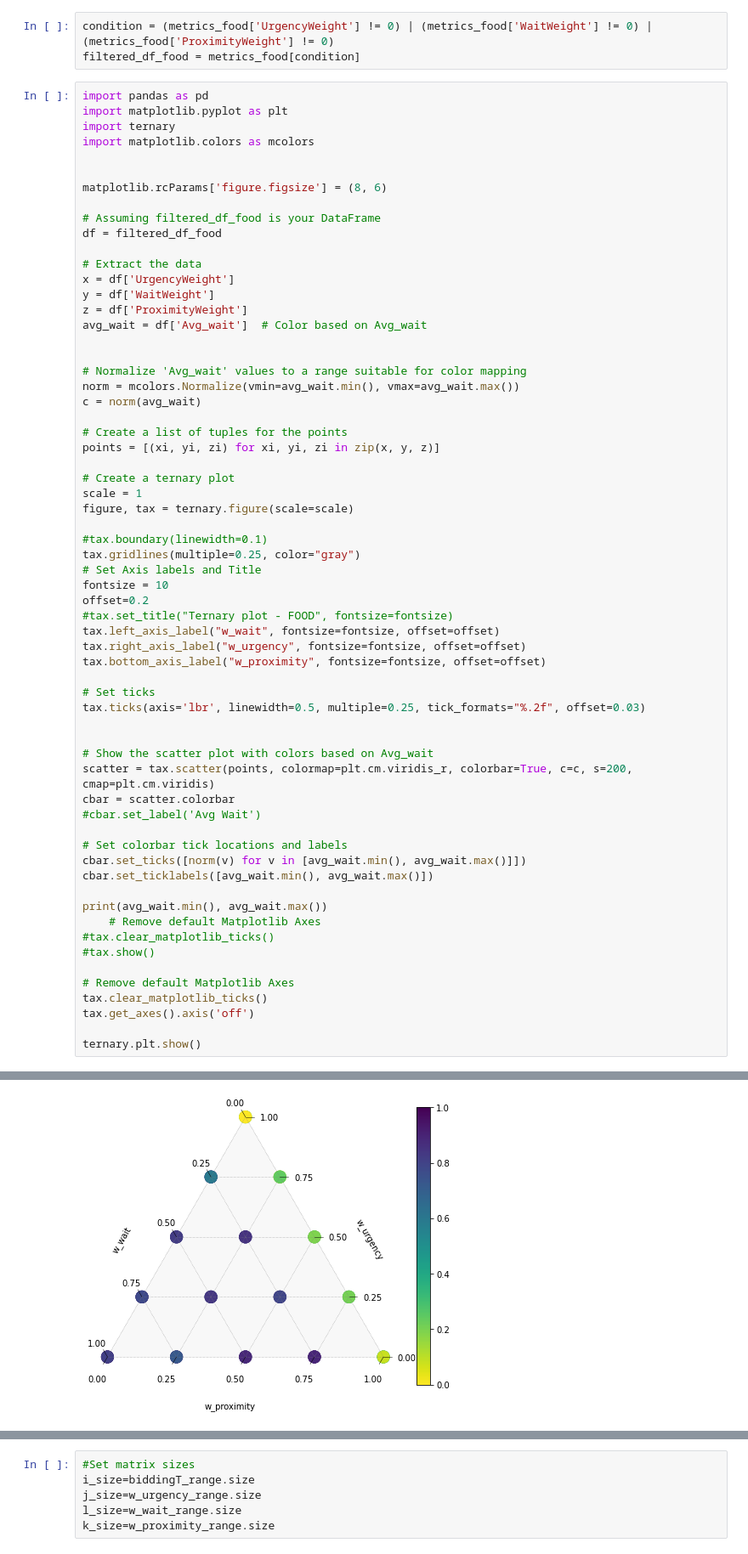
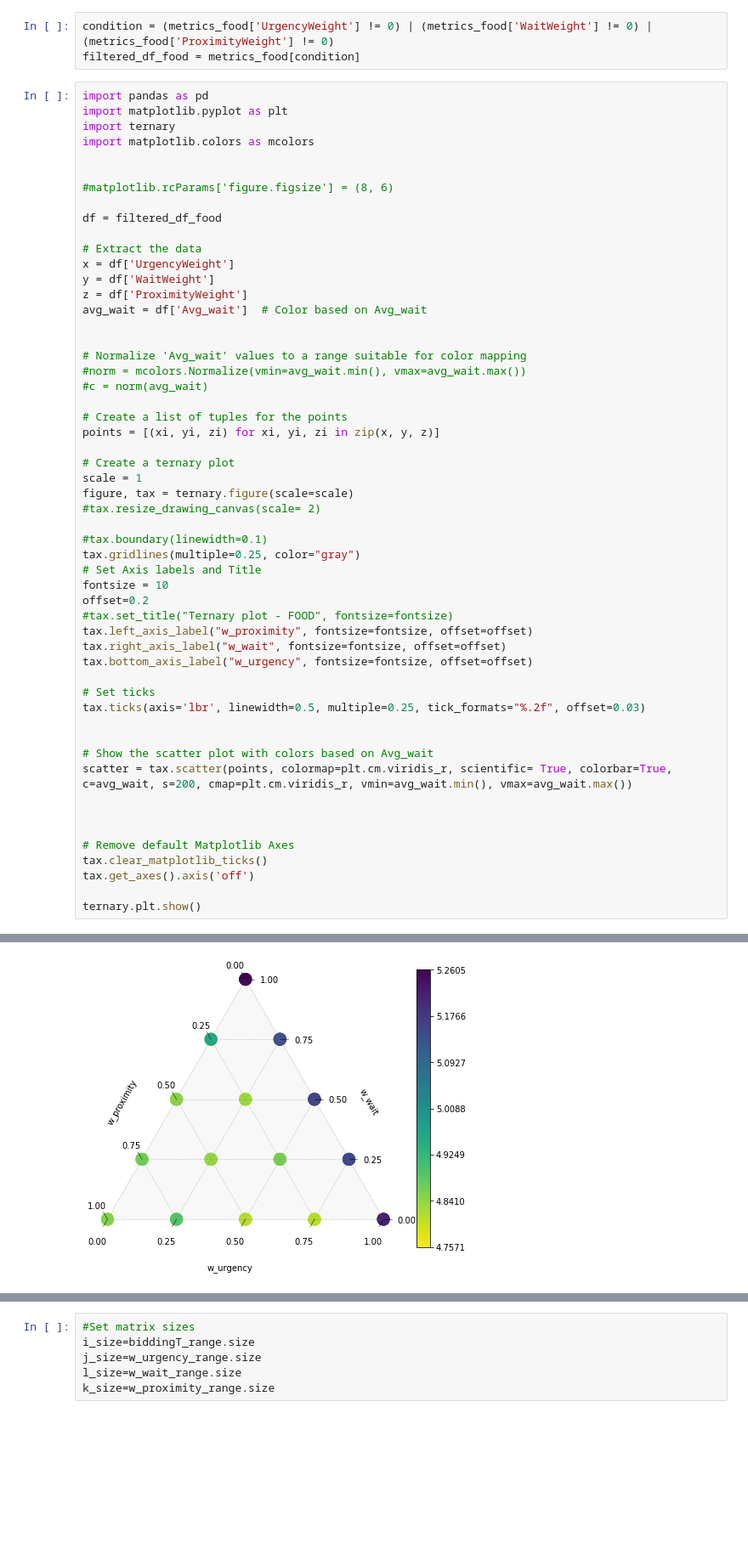
Before and after one commit to CityScope/MobilityTable_SanSebastian, a Jupyter notebook: postprocessing/bidding_batch.ipynb, the cells around one changed output, grey strips where cells are left out. Shown at 85% size. Saved outputs shown, nothing was run; the diff lists cells and outputs as text; blank space fills up the shorter version.

Commit message:
param search experiment

```diff
--- a/postprocessing/bidding_batch.ipynb
+++ b/postprocessing/bidding_batch.ipynb
@@ -309,9 +309,8 @@ import ternary
 import matplotlib.colors as mcolors
 
 
-matplotlib.rcParams['figure.figsize'] = (8, 6)
+#matplotlib.rcParams['figure.figsize'] = (8, 6)
 
-# Assuming filtered_df_food is your DataFrame
 df = filtered_df_food
 
 # Extract the data
@@ -322,8 +321,8 @@ avg_wait = df['Avg_wait']  # Color based on Avg_wait
 
 
 # Normalize 'Avg_wait' values to a range suitable for color mapping
-norm = mcolors.Normalize(vmin=avg_wait.min(), vmax=avg_wait.max())
-c = norm(avg_wait)
+#norm = mcolors.Normalize(vmin=avg_wait.min(), vmax=avg_wait.max())
+#c = norm(avg_wait)
 
 # Create a list of tuples for the points
 points = [(xi, yi, zi) for xi, yi, zi in zip(x, y, z)]
@@ -331,6 +330,7 @@ points = [(xi, yi, zi) for xi, yi, zi in zip(x, y, z)]
 # Create a ternary plot
 scale = 1
 figure, tax = ternary.figure(scale=scale)
+#tax.resize_drawing_canvas(scale= 2)
 
 #tax.boundary(linewidth=0.1)
 tax.gridlines(multiple=0.25, color="gray")
@@ -338,27 +338,18 @@ tax.gridlines(multiple=0.25, color="gray")
 fontsize = 10
 offset=0.2
 #tax.set_title("Ternary plot - FOOD", fontsize=fontsize)
-tax.left_axis_label("w_wait", fontsize=fontsize, offset=offset)
-tax.right_axis_label("w_urgency", fontsize=fontsize, offset=offset)
-tax.bottom_axis_label("w_proximity", fontsize=fontsize, offset=offset)
+tax.left_axis_label("w_proximity", fontsize=fontsize, offset=offset)
+tax.right_axis_label("w_wait", fontsize=fontsize, offset=offset)
+tax.bottom_axis_label("w_urgency", fontsize=fontsize, offset=offset)
 
 # Set ticks
 tax.ticks(axis='lbr', linewidth=0.5, multiple=0.25, tick_formats="%.2f", offset=0.03)
 
 
 # Show the scatter plot with colors based on Avg_wait
-scatter = tax.scatter(points, colormap=plt.cm.viridis_r, colorbar=True, c=c, s=200, cmap=plt.cm.viridis)
-cbar = scatter.colorbar
-#cbar.set_label('Avg Wait')
+scatter = tax.scatter(points, colormap=plt.cm.viridis_r, scientific= True, colorbar=True, c=avg_wait, s=200, cmap=plt.cm.viridis_r, vmin=avg_wait.min(), vmax=avg_wait.max())
 
-# Set colorbar tick locations and labels
-cbar.set_ticks([norm(v) for v in [avg_wait.min(), avg_wait.max()]])
-cbar.set_ticklabels([avg_wait.min(), avg_wait.max()])
 
-print(avg_wait.min(), avg_wait.max())
-    # Remove default Matplotlib Axes
-#tax.clear_matplotlib_ticks()
-#tax.show()
 
 # Remove default Matplotlib Axes
 tax.clear_matplotlib_ticks()
@@ -370 +360 @@ ternary.plt.show()
-[figure, old version]
+[figure, new version]
```
Also changed, not shown: parts of 8 cells of this notebook, 3 other files.
